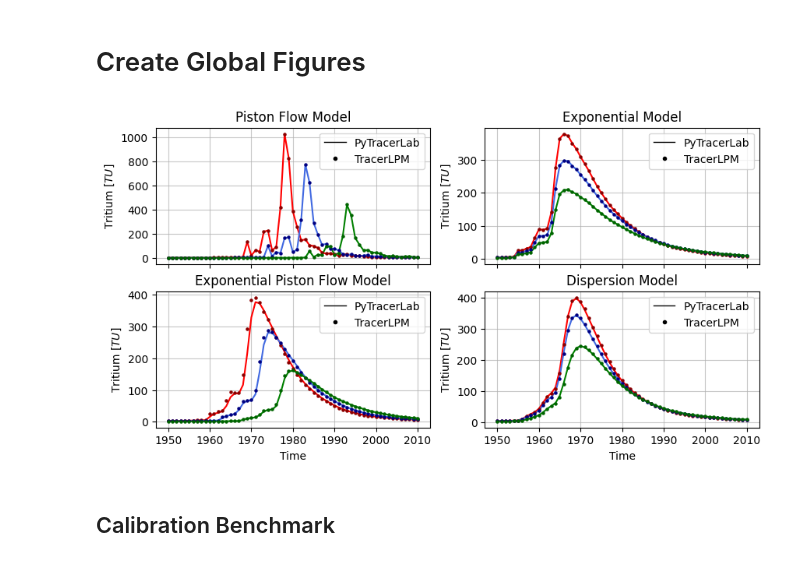
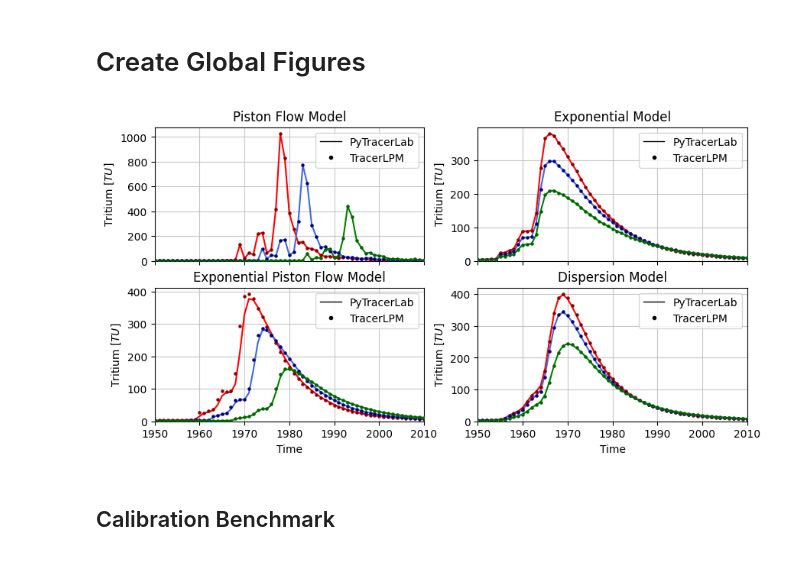
Before and after one commit to iGW-TU-Dresden/PyTracerLab, a Jupyter notebook: docs/examples/example_09.ipynb, the cells around one changed output. Cells and saved outputs as stored; diff of their text form; code cells hidden in the pictures.

```diff
--- a/docs/examples/example_09.ipynb
+++ b/docs/examples/example_09.ipynb
@@ -688,35 +688,36 @@ for i in range(4):
             unit_sims[j].values,
             c=colors_1[j],
             lw=1.5,
             zorder=100
         )
         # plot benchmark
         ax_.scatter(
             unit_bms[j].index,
             unit_bms[j].values,
             c=colors_2[j],
             marker=".",
             s=20.,
             zorder=1000
         )
     # compose legend
     legend_elements = [
         Line2D([0], [0], color="k", lw=1, label="PyTracerLab"),
         Line2D([0], [0], marker=".", color="w",
                markerfacecolor="k", markeredgecolor="k", label="TracerLPM")
                ]
     ax_.legend(handles=legend_elements, loc="upper right")
     ax_.set_title(names[i])
     ax_.set_ylabel(r"Tritium $ [TU] $")
     ax_.grid(True, zorder=0, alpha=0.7)
-    #ax_.set_xlim(unit_sims[j].index[0], unit_sims[j].index[-1])
+    ax_.set_xlim(unit_sims[j].index[0], unit_sims[j].index[-1])
+    ax_.set_ylim(0.)
 
     if i > 1:
         ax_.set_xlabel("Time")
 
 plt.savefig("simulation_benchmark.png", dpi=400, bbox_inches="tight")
 # %% [output]
-[figure, old version]
+[figure, new version]
 # %% [markdown]
 ## Calibration Benchmark
 # %%
```
Also changed, not shown: 4 other files.
